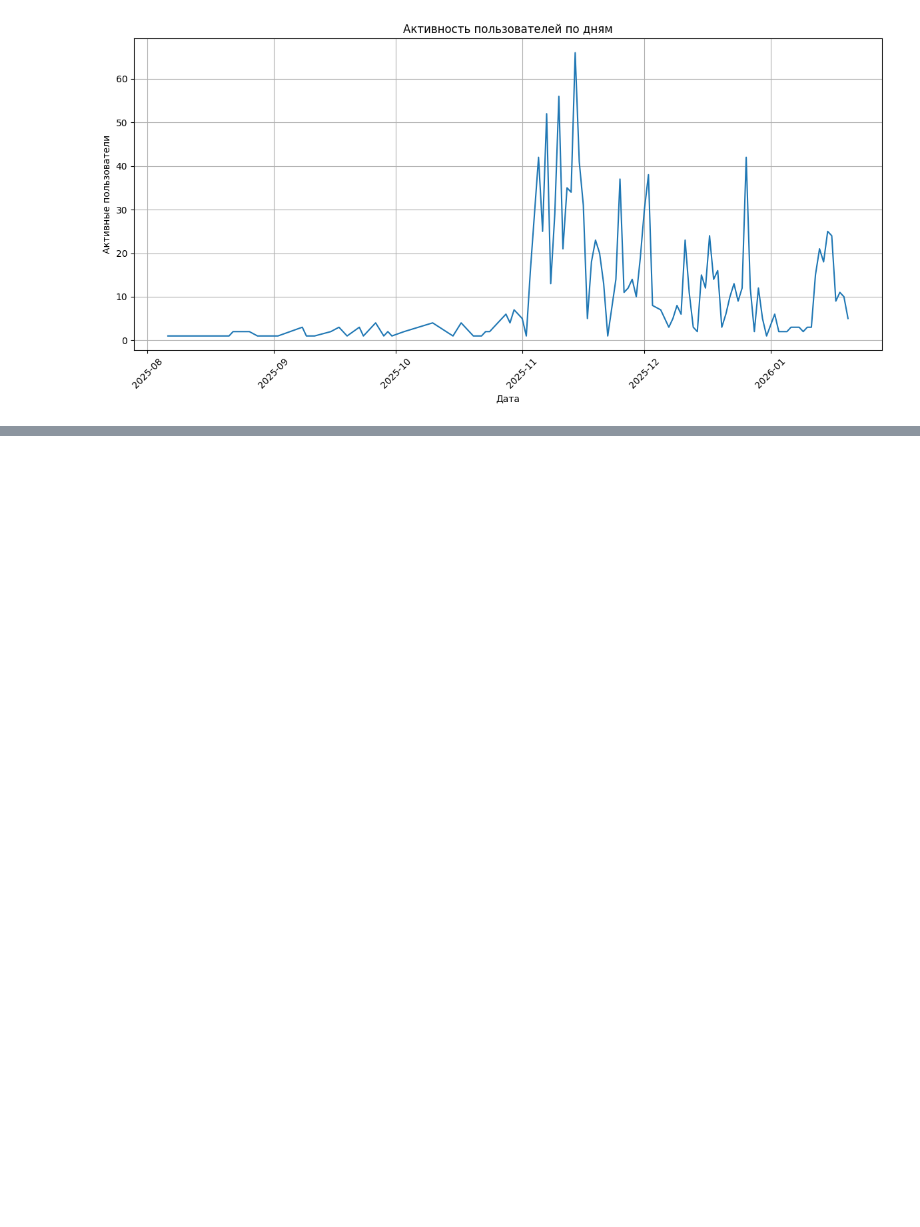
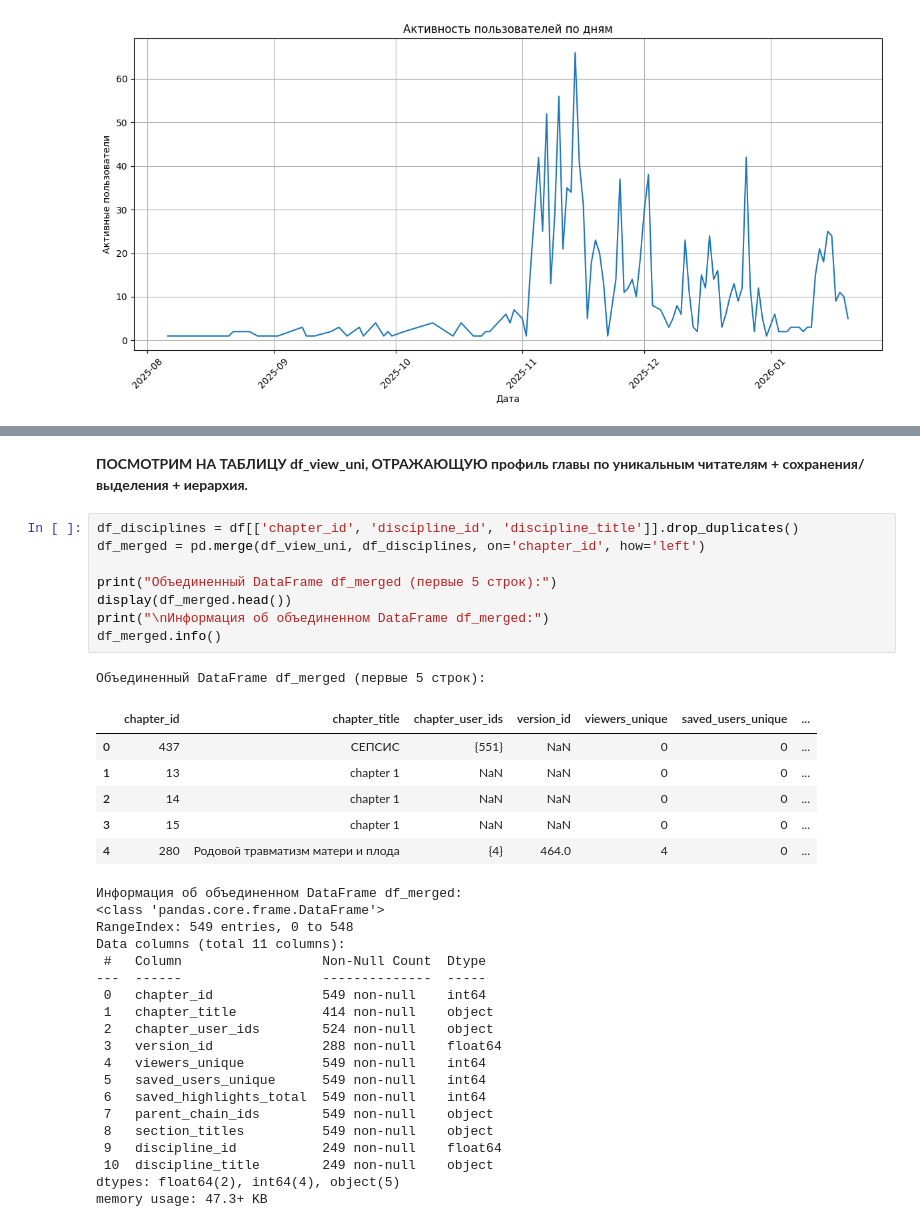
Before and after one commit to VLazukina/projects_2022, a Jupyter notebook: Анализ.ipynb, the cells around one changed output, grey strips where cells are left out. Cells and saved outputs as stored; diff of their text form; blank space fills up the shorter version.

```diff
--- a/Анализ.ipynb
+++ b/Анализ.ipynb
@@ -419,0 +533,37 @@ DAU по дням :
+# %% [markdown]
+**ПОСМОТРИМ НА ТАБЛИЦУ df_view_uni, ОТРАЖАЮЩУЮ профиль главы по уникальным читателям + сохранения/выделения + иерархия.**
+# %%
+df_disciplines = df[['chapter_id', 'discipline_id', 'discipline_title']].drop_duplicates()
+df_merged = pd.merge(df_view_uni, df_disciplines, on='chapter_id', how='left')
+
+print("Объединенный DataFrame df_merged (первые 5 строк):")
+display(df_merged.head())
+print("\nИнформация об объединенном DataFrame df_merged:")
+df_merged.info()
+# %% [output]
+Объединенный DataFrame df_merged (первые 5 строк):
+|  | chapter_id | chapter_title | chapter_user_ids | version_id | viewers_unique | saved_users_unique | ... |
+| 0 | 437 | СЕПСИС | {551} | NaN | 0 | 0 | ... |
+| 1 | 13 | chapter 1 | NaN | NaN | 0 | 0 | ... |
+| 2 | 14 | chapter 1 | NaN | NaN | 0 | 0 | ... |
+| 3 | 15 | chapter 1 | NaN | NaN | 0 | 0 | ... |
+| 4 | 280 | Родовой травматизм матери и плода | {4} | 464.0 | 4 | 0 | ... |
+Информация об объединенном DataFrame df_merged:
+<class 'pandas.core.frame.DataFrame'>
+RangeIndex: 549 entries, 0 to 548
+Data columns (total 11 columns):
+ #   Column                  Non-Null Count  Dtype
+---  ------                  --------------  -----
+ 0   chapter_id              549 non-null    int64
+ 1   chapter_title           414 non-null    object
+ 2   chapter_user_ids        524 non-null    object
+ 3   version_id              288 non-null    float64
+ 4   viewers_unique          549 non-null    int64
+ 5   saved_users_unique      549 non-null    int64
+ 6   saved_highlights_total  549 non-null    int64
+ 7   parent_chain_ids        549 non-null    object
+ 8   section_titles          549 non-null    object
+ 9   discipline_id           249 non-null    float64
+ 10  discipline_title        249 non-null    object
+dtypes: float64(2), int64(4), object(5)
+memory usage: 47.3+ KB
```
Also changed, not shown: parts of 33 cells of this notebook.
